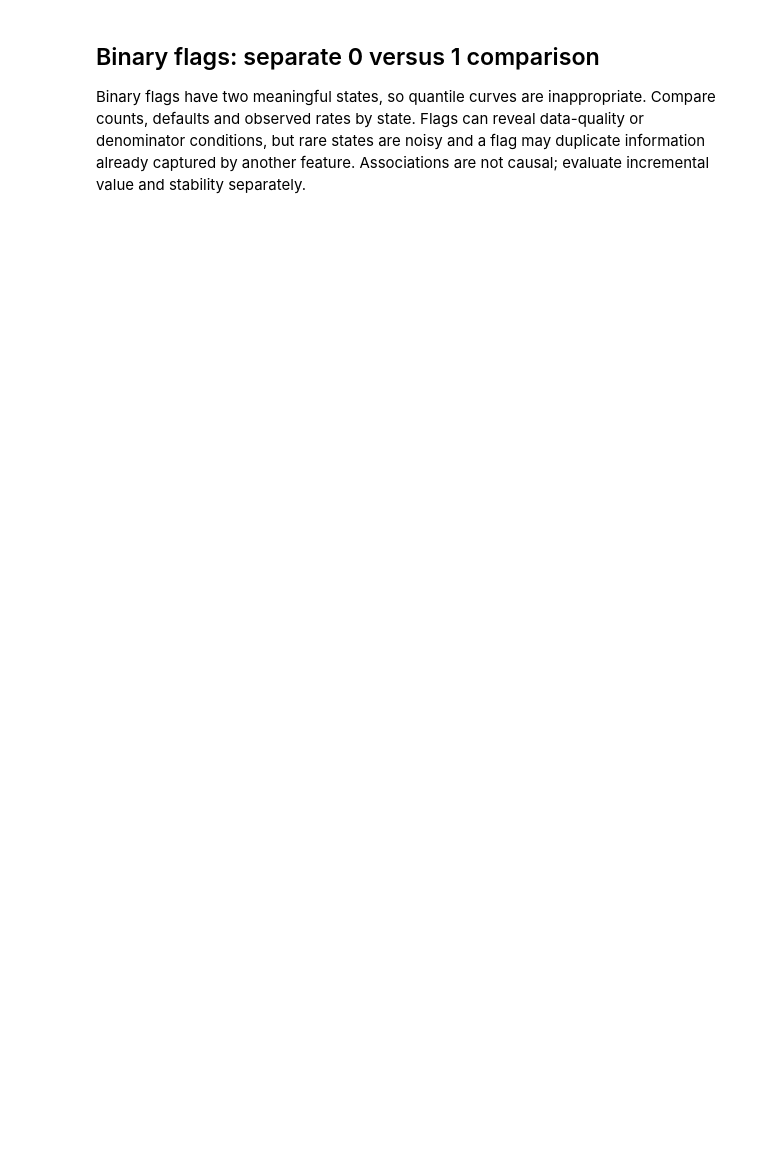
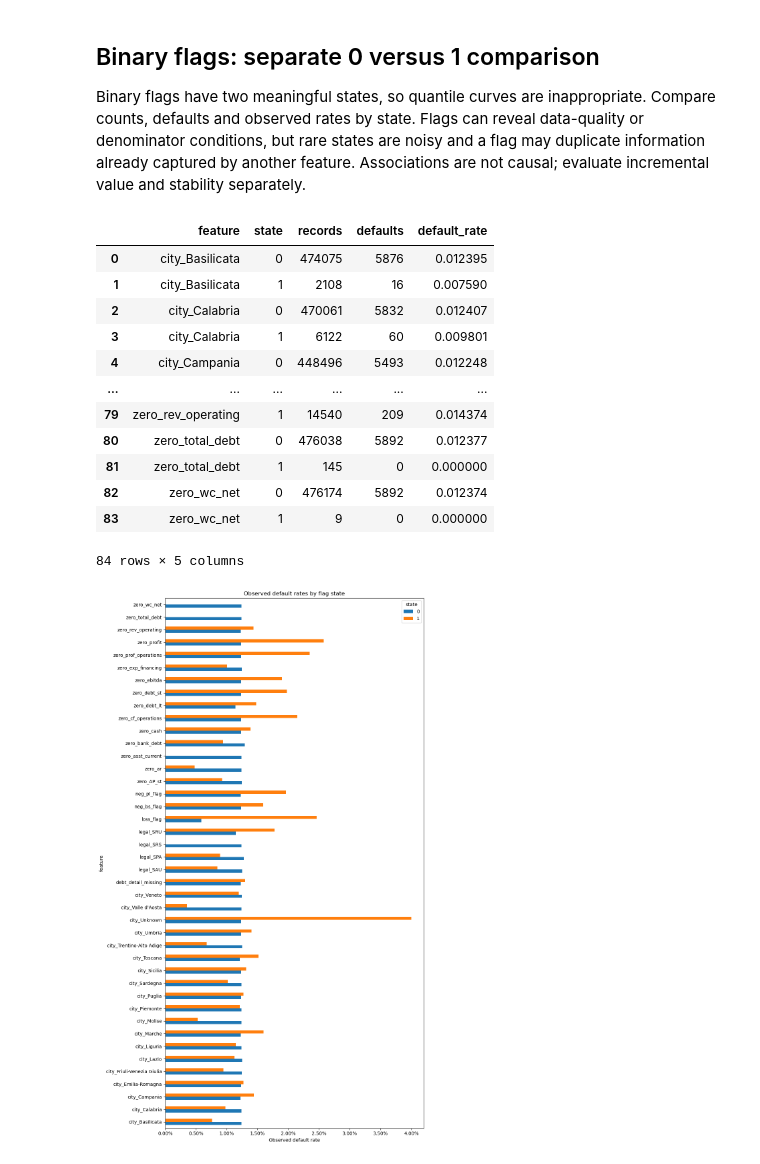
Before and after one commit to YuxinYY/finance_term_project, a Jupyter notebook: notebooks/EDA/02_univariate_default_curves.ipynb, the cells around one changed output. Saved outputs shown, nothing was run; the diff lists cells and outputs as text; code cells hidden in the pictures; blank space fills up the shorter version.

```diff
--- a/notebooks/EDA/02_univariate_default_curves.ipynb
+++ b/notebooks/EDA/02_univariate_default_curves.ipynb
@@ -74,15 +238,30 @@ for group, names in groups.items():
 ## Binary flags: separate 0 versus 1 comparison
 Binary flags have two meaningful states, so quantile curves are inappropriate. Compare counts, defaults and observed rates by state. Flags can reveal data-quality or denominator conditions, but rare states are noisy and a flag may duplicate information already captured by another feature. Associations are not causal; evaluate incremental value and stability separately.
 # %%
-binary_features = [c for c in schema['period_binary_features'] if c in features]
+binary_features = [c for c in sorted(selected) if c in features and (c in active_schema['period_binary_features'] or c.startswith(('legal_', 'city_')))]
 flag_results = []
 for name in binary_features:
     tmp = features[[name, 'label']].dropna()
     for state in (0, 1):
         labels = tmp.loc[tmp[name] == state, 'label']
         flag_results.append({'feature': name, 'state': state, 'records': len(labels), 'defaults': int(labels.sum()), 'default_rate': labels.mean() if len(labels) else np.nan})
 flags = pd.DataFrame(flag_results)
 display(flags)
 rates = flags.pivot(index='feature', columns='state', values='default_rate')
 rates.plot.barh(figsize=(10, max(5, len(rates)*.4)), title='Observed default rates by flag state')
 plt.gca().xaxis.set_major_formatter(PercentFormatter(1)); plt.xlabel('Observed default rate'); plt.tight_layout(); plt.show()
+# %% [output]
+|  | feature | state | records | defaults | default_rate |
+| 0 | city_Basilicata | 0 | 474075 | 5876 | 0.012395 |
+| 1 | city_Basilicata | 1 | 2108 | 16 | 0.007590 |
+| 2 | city_Calabria | 0 | 470061 | 5832 | 0.012407 |
+| 3 | city_Calabria | 1 | 6122 | 60 | 0.009801 |
+| 4 | city_Campania | 0 | 448496 | 5493 | 0.012248 |
+| ... | ... | ... | ... | ... | ... |
+| 79 | zero_rev_operating | 1 | 14540 | 209 | 0.014374 |
+| 80 | zero_total_debt | 0 | 476038 | 5892 | 0.012377 |
+| 81 | zero_total_debt | 1 | 145 | 0 | 0.000000 |
+| 82 | zero_wc_net | 0 | 476174 | 5892 | 0.012374 |
+| 83 | zero_wc_net | 1 | 9 | 0 | 0.000000 |
+84 rows × 5 columns
+[figure, added]
```
Also changed, not shown: parts of 3 cells of this notebook, 5 other files.
